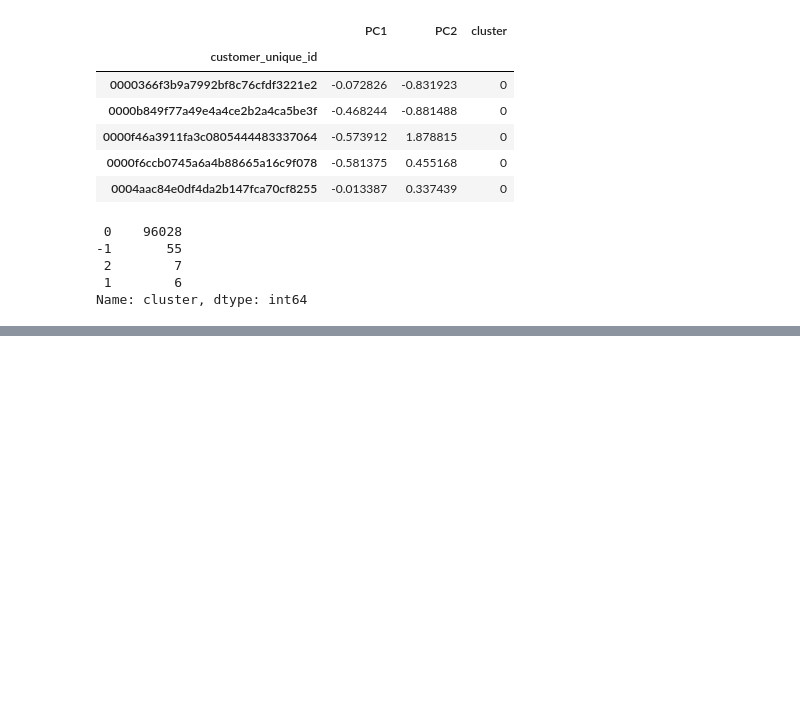
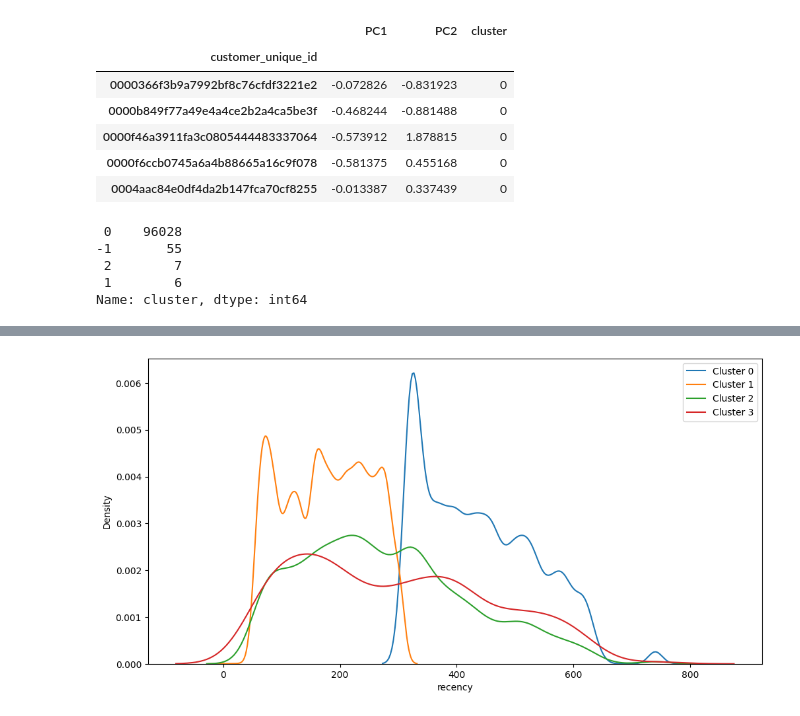
Before and after one commit to ThomasMeb/Projet_4, a Jupyter notebook: Mebarki_Thomas_notebook_essais_022023.ipynb, the cells around one changed output, grey strips where cells are left out. Cells and saved outputs as stored; diff of their text form; code cells hidden in the pictures; blank space fills up the shorter version.

```diff
--- a/Mebarki_Thomas_notebook_essais_022023.ipynb
+++ b/Mebarki_Thomas_notebook_essais_022023.ipynb
@@ -351,0 +396,11 @@ KMeans does not accept missing values encoded as NaN natively. For supervised le
+# %%
+# Plot the distribution of frequency for each cluster
+plt.figure(figsize=(12,6))
+sns.kdeplot(data_2_cluster_0['recency'], label='Cluster 0')
+sns.kdeplot(data_2_cluster_1['recency'], label='Cluster 1')
+sns.kdeplot(data_2_cluster_2['recency'], label='Cluster 2')
+sns.kdeplot(data_2_cluster_3['recency'], label='Cluster 3')
+plt.legend()
+plt.show()
+# %% [output]
+[figure, added]
```
Also changed, not shown: parts of 19 cells of this notebook, 2 other files.
